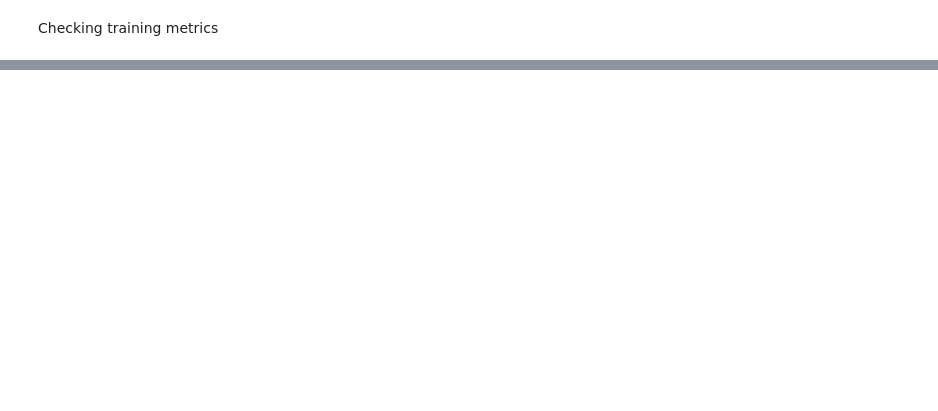
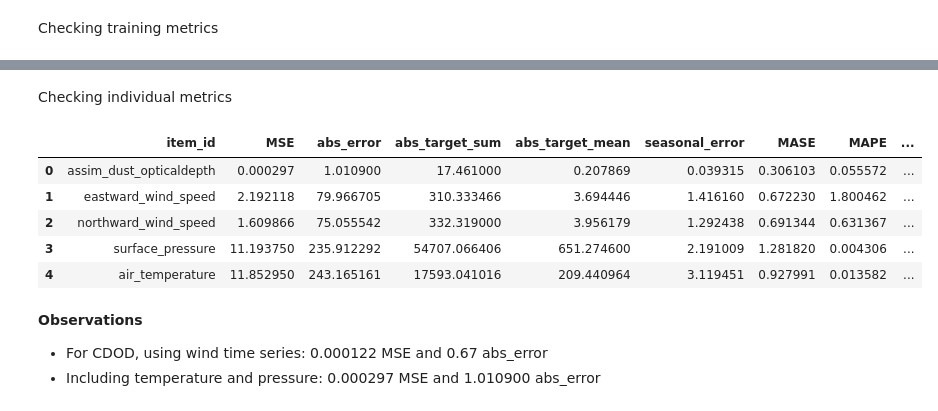
Before and after one commit to amelBennaceur/OpenMarsML, a Jupyter notebook: insight_data_analysis.py.ipynb, the cells around one changed output, grey strips where cells are left out. Saved outputs shown, nothing was run; the diff lists cells and outputs as text; code cells hidden in the pictures; blank space fills up the shorter version.

```diff
--- a/insight_data_analysis.py.ipynb
+++ b/insight_data_analysis.py.ipynb
@@ -222 +241,16 @@ aggregate_metrics
  'OWA': nan}
+# %% [markdown]
+Checking individual metrics
+# %%
+item_metrics
+# %% [output]
+|  | item_id | MSE | abs_error | abs_target_sum | abs_target_mean | seasonal_error | MASE | MAPE | ... |
+| 0 | assim_dust_opticaldepth | 0.000297 | 1.010900 | 17.461000 | 0.207869 | 0.039315 | 0.306103 | 0.055572 | ... |
+| 1 | eastward_wind_speed | 2.192118 | 79.966705 | 310.333466 | 3.694446 | 1.416160 | 0.672230 | 1.800462 | ... |
+| 2 | northward_wind_speed | 1.609866 | 75.055542 | 332.319000 | 3.956179 | 1.292438 | 0.691344 | 0.631367 | ... |
+| 3 | surface_pressure | 11.193750 | 235.912292 | 54707.066406 | 651.274600 | 2.191009 | 1.281820 | 0.004306 | ... |
+| 4 | air_temperature | 11.852950 | 243.165161 | 17593.041016 | 209.440964 | 3.119451 | 0.927991 | 0.013582 | ... |
+# %% [markdown]
+**Observations**
+* For CDOD, using wind time series: 0.000122 MSE and 0.67 abs_error
+* Including temperature and pressure: 0.000297 MSE and 1.010900 abs_error
```
Also changed, not shown: parts of 12 cells of this notebook, 2 other files.
